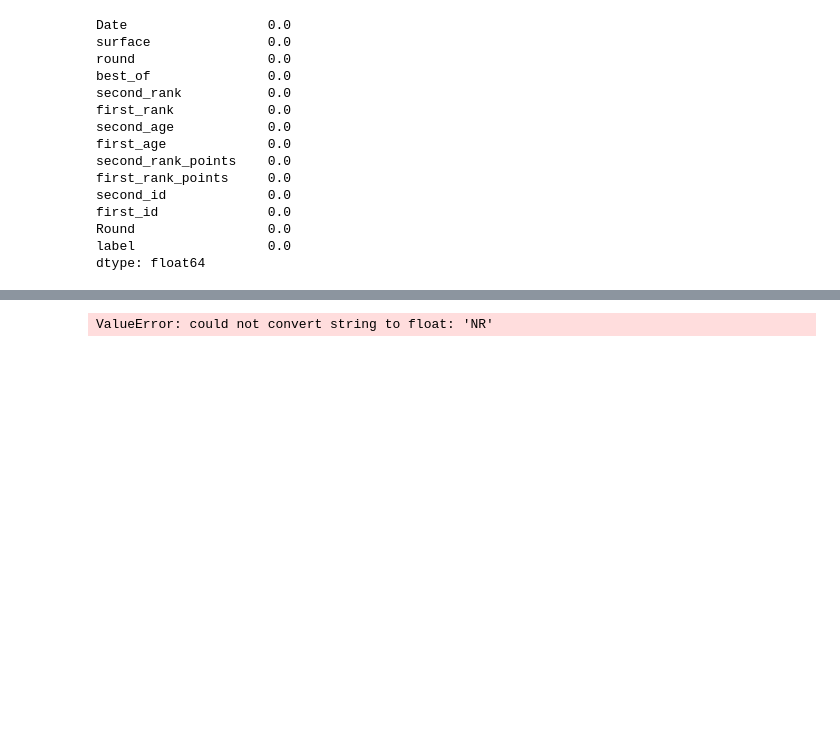
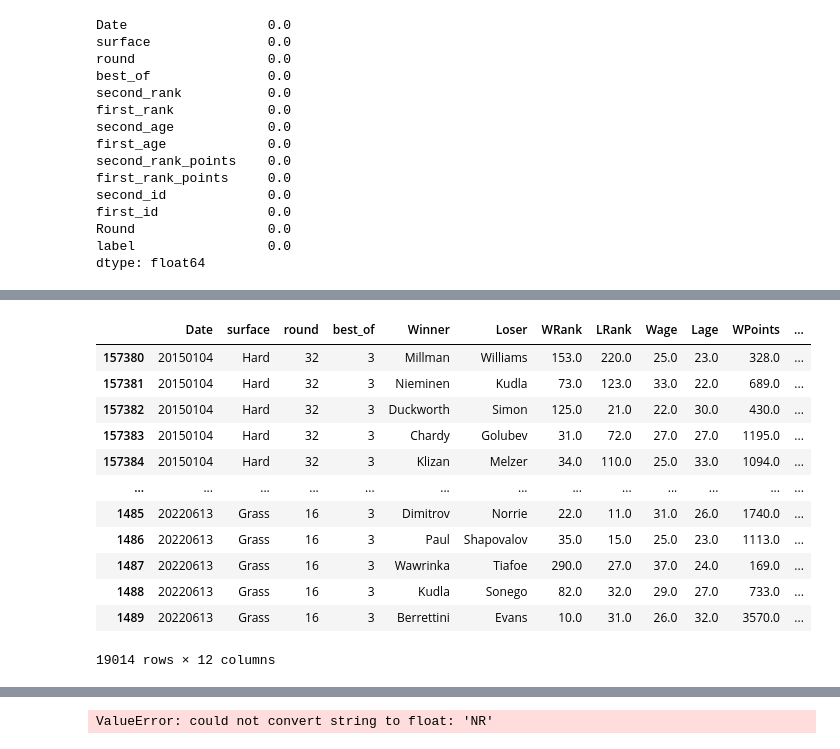
Before and after one commit to thimler/ATP-project, a Jupyter notebook: src/Untitled-3.ipynb, the cells around one changed output, grey strips where cells are left out. Saved outputs shown, nothing was run; the diff lists cells and outputs as text; code cells hidden in the pictures; blank space fills up the shorter version.

```diff
--- a/src/Untitled-3.ipynb
+++ b/src/Untitled-3.ipynb
@@ -480 +476,17 @@ recent = df_X.loc[df_X['Date'] >= 20190103]
 recenty = y.iloc[recent.index.values]
+# %%
+atp.loc[atp['Date'] >= 20150103]
+# %% [output]
+|  | Date | surface | round | best_of | Winner | Loser | WRank | LRank | Wage | Lage | WPoints | ... |
+| 157380 | 20150104 | Hard | 32 | 3 | Millman | Williams | 153.0 | 220.0 | 25.0 | 23.0 | 328.0 | ... |
+| 157381 | 20150104 | Hard | 32 | 3 | Nieminen | Kudla | 73.0 | 123.0 | 33.0 | 22.0 | 689.0 | ... |
+| 157382 | 20150104 | Hard | 32 | 3 | Duckworth | Simon | 125.0 | 21.0 | 22.0 | 30.0 | 430.0 | ... |
+| 157383 | 20150104 | Hard | 32 | 3 | Chardy | Golubev | 31.0 | 72.0 | 27.0 | 27.0 | 1195.0 | ... |
+| 157384 | 20150104 | Hard | 32 | 3 | Klizan | Melzer | 34.0 | 110.0 | 25.0 | 33.0 | 1094.0 | ... |
+| ... | ... | ... | ... | ... | ... | ... | ... | ... | ... | ... | ... | ... |
+| 1485 | 20220613 | Grass | 16 | 3 | Dimitrov | Norrie | 22.0 | 11.0 | 31.0 | 26.0 | 1740.0 | ... |
+| 1486 | 20220613 | Grass | 16 | 3 | Paul | Shapovalov | 35.0 | 15.0 | 25.0 | 23.0 | 1113.0 | ... |
+| 1487 | 20220613 | Grass | 16 | 3 | Wawrinka | Tiafoe | 290.0 | 27.0 | 37.0 | 24.0 | 169.0 | ... |
+| 1488 | 20220613 | Grass | 16 | 3 | Kudla | Sonego | 82.0 | 32.0 | 29.0 | 27.0 | 733.0 | ... |
+| 1489 | 20220613 | Grass | 16 | 3 | Berrettini | Evans | 10.0 | 31.0 | 26.0 | 32.0 | 3570.0 | ... |
+19014 rows × 12 columns
```
Also changed, not shown: parts of 14 cells of this notebook.
